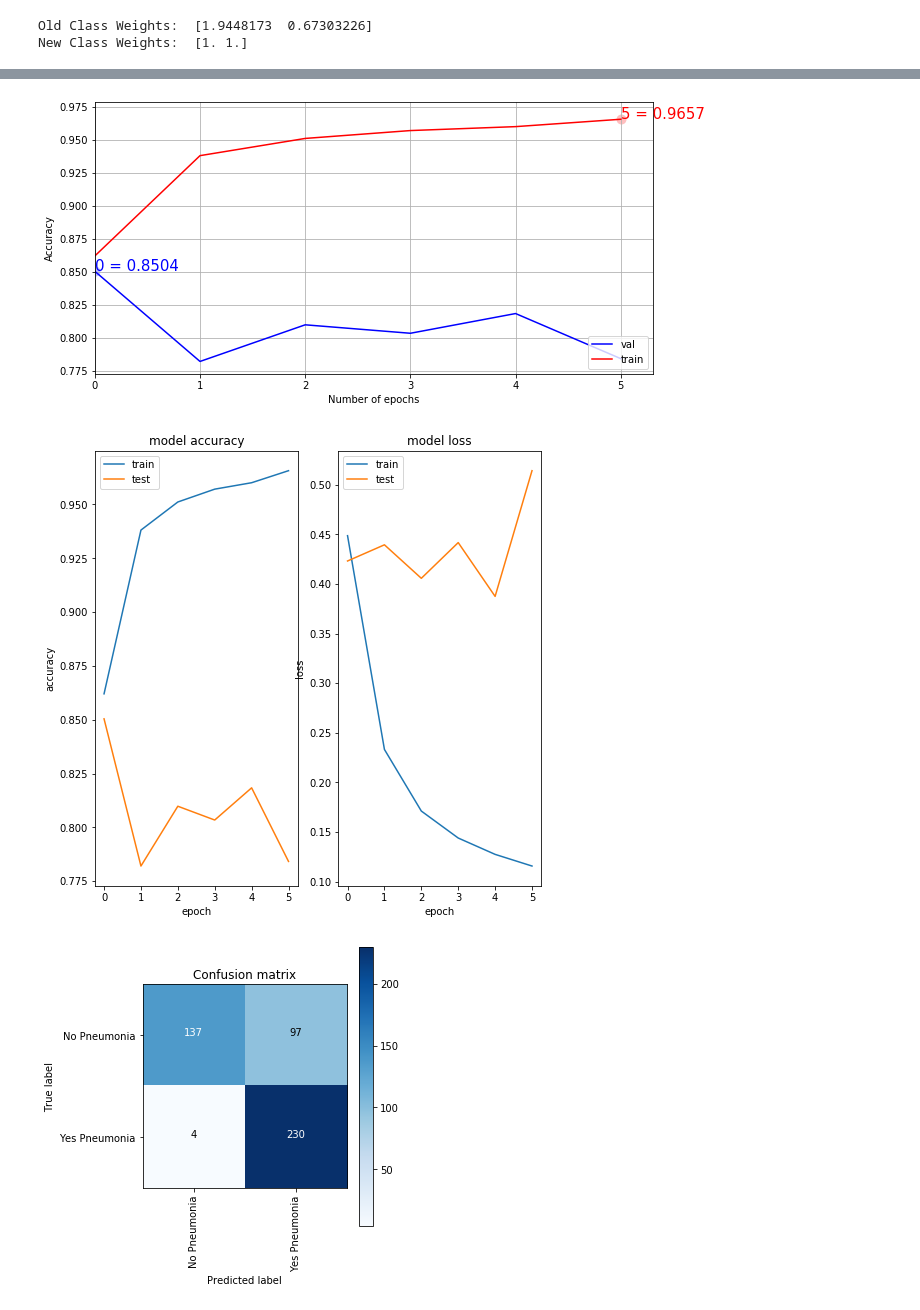
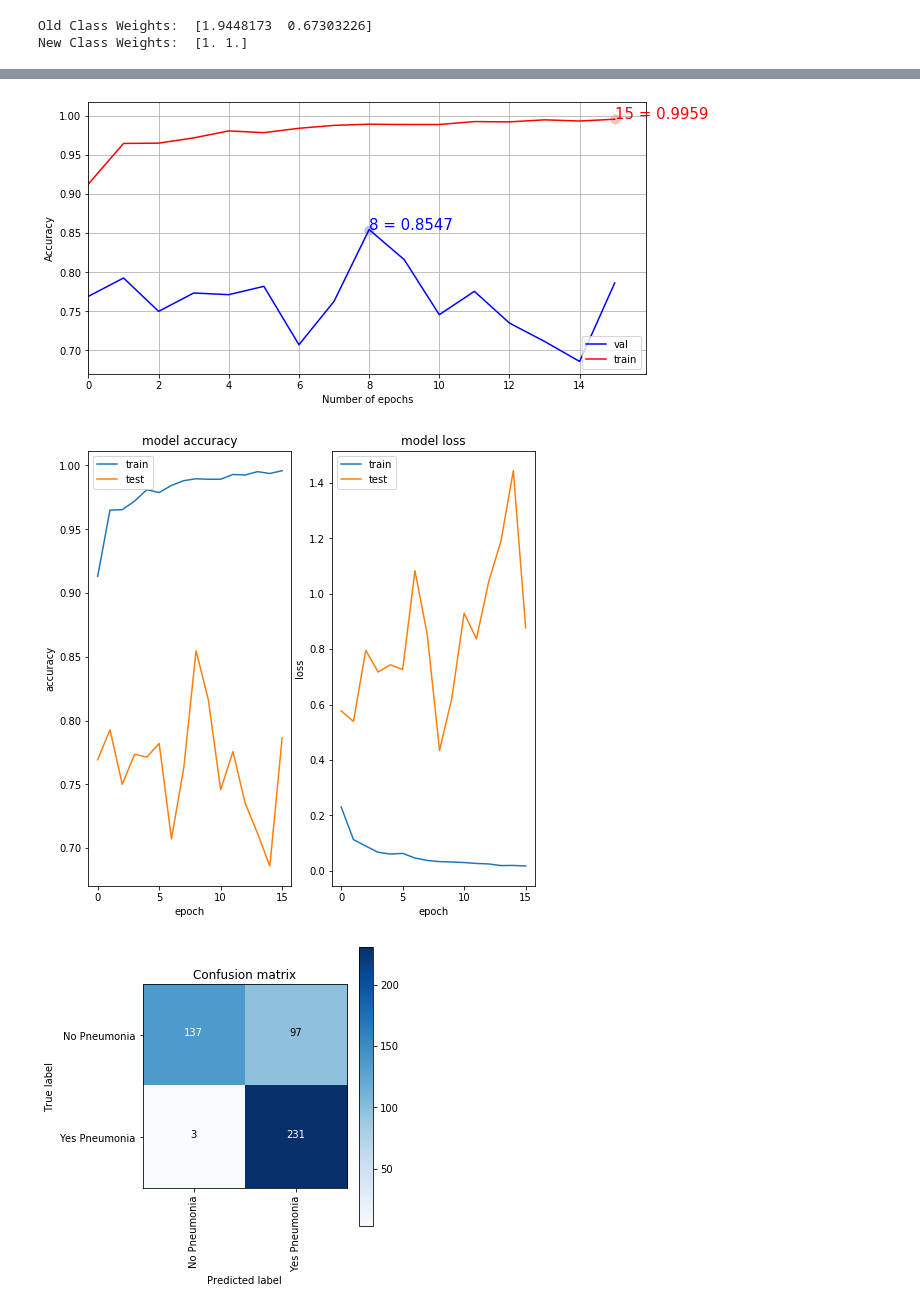
Before and after one commit to borodark/ie7860, a Jupyter notebook: Semester project.ipynb, the cells around one changed output, grey strips where cells are left out. Saved outputs shown, nothing was run; the diff lists cells and outputs as text; code cells hidden in the pictures.

```diff
--- a/Semester project.ipynb
+++ b/Semester project.ipynb
@@ -151,11 +129,0 @@ No Pneumonia
-# %%
-multipleImages = glob('data/chest_xray/chest_xray/train/PNEUMONIA/**')
-i_ = 0
-plt.rcParams['figure.figsize'] = (10.0, 10.0)
-plt.subplots_adjust(wspace=0, hspace=0)
-for l in multipleImages[:16]:
-    im = cv2.imread(l)
-    im = cv2.resize(im, (128, 128))
-    plt.subplot(4, 4, i_+1) #.set_title(l)
-    plt.imshow(cv2.cvtColor(im, cv2.COLOR_BGR2RGB)); plt.axis('off')
-    i_ += 1
@@ -176,0 +130,14 @@ print(dict_characters)
+# %%
+def plotter(i):
+    imagep1 = cv2.imread(train_dir+"PNEUMONIA/"+Pimages[i])
+    imagep1 = skimage.transform.resize(imagep1, (150, 150, 3) , mode = 'reflect')
+    imagen1 = cv2.imread(train_dir+"NORMAL/"+Nimages[i])
+    imagen1 = skimage.transform.resize(imagen1, (150, 150, 3))
+    pair = np.concatenate((imagen1, imagep1), axis=1)
+    print("(Left) - No Pneumonia Vs (Right) - Pneumonia")
+    print("-----------------------------------------------------------------------------------------------------------------------------------")
+    plt.figure(figsize=(24,16))
+    plt.imshow(pair)
+    plt.show()
+for i in range(5,10):
+    plotter(i)
@@ -192,7 +192,7 @@ class MetricsCheckpoint(Callback):
 
 def plotKerasLearningCurve():
     plt.figure(figsize=(10,5))
-    metrics = np.load('logs.npy', allow_pickle=True).tolist()
+    metrics = np.load('logs.npy',allow_pickle=True)[()]
     filt = ['acc'] # try to add 'loss' to see the loss learning curve
     for k in filter(lambda x : np.any([kk in x for kk in filt]), metrics.keys()):
         l = np.array(metrics[k])
@@ -206,7 +206,6 @@ def plotKerasLearningCurve():
     plt.grid()
     plt.xlabel('Number of epochs')
     plt.ylabel('Accuracy')
-
 
 def plot_confusion_matrix(cm, classes,
                           normalize=False,
@@ -273,7 +275,7 @@ pretrained_model_1 = VGG16(weights = weight_path1, include_top=False, input_shap
 
 pretrained_model_2 = InceptionV3(weights = weight_path2, include_top=False, input_shape=(150, 150, 3))
 
-optimizer1 = keras.optimizers.RMSprop(lr=0.0001)
+optimizer1 = keras.optimizers.RMSprop(lr=0.001)
 
 def pretrainedNetwork(xtrain,ytrain,xtest,ytest,pretrainedmodel,pretrainedweights,classweight,numclasses,numepochs,optimizer,labels):
     base_model = pretrained_model_1 # Topless
@@ -288,7 +290,9 @@ def pretrainedNetwork(xtrain,ytrain,xtest,ytest,pretrainedmodel,pretrainedweight
     model.compile(loss='categorical_crossentropy',
                   optimizer=optimizer,
                   metrics=['accuracy'])
-    callbacks_list = [keras.callbacks.EarlyStopping(monitor='val_acc', patience=3, verbose=1)]
+    filepath="weights-improvement-{epoch:02d}-{loss:.4f}-pretrainedNetwork.hdf5"
+    weights_improvement = ModelCheckpoint(filepath, monitor='val_acc', verbose=1, save_best_only=True, mode='max')
+    callbacks_list = [keras.callbacks.EarlyStopping(monitor='val_acc', patience=3, verbose=1),weights_improvement]
     model.summary()
     # Fit model
     history = model.fit(xtrain,ytrain, epochs=numepochs, class_weight=classweight, validation_data=(xtest,ytest), verbose=1,callbacks = [MetricsCheckpoint('logs')])
@@ -306,4 +310,4 @@ def pretrainedNetwork(xtrain,ytrain,xtest,ytest,pretrainedmodel,pretrainedweight
     plt.show()
     plot_confusion_matrix(confusion_mtx, classes = list(labels.values()))
     plt.show()
-    return model
+    return model,history
@@ -353,6 +366,6 @@ New Class Weights:  [1. 1.]
 # %%
 
-pretrainedNetwork(X_trainRosReshaped, Y_trainRosHot, X_testRosReshaped, Y_testRosHot,pretrained_model_1,weight_path1,class_weight2,2,6,optimizer1,map_characters1)
+model, history = pretrainedNetwork(X_trainRosReshaped, Y_trainRosHot, X_testRosReshaped, Y_testRosHot,pretrained_model_1,weight_path1,class_weight2,2,16,optimizer1,map_characters1)
 # %% [output]
 _________________________________________________________________
 Layer (type)                 Output Shape              Param #
@@ -374,3 +387,3 @@ block2_conv1 (Conv2D)        (None, 75, 75, 128)       73856
-[figure, old version]
+[figure, new version]
-[figure, old version]
+[figure, new version]
 [figure]
```
Also changed, not shown: parts of 34 cells of this notebook, 6 other files.
